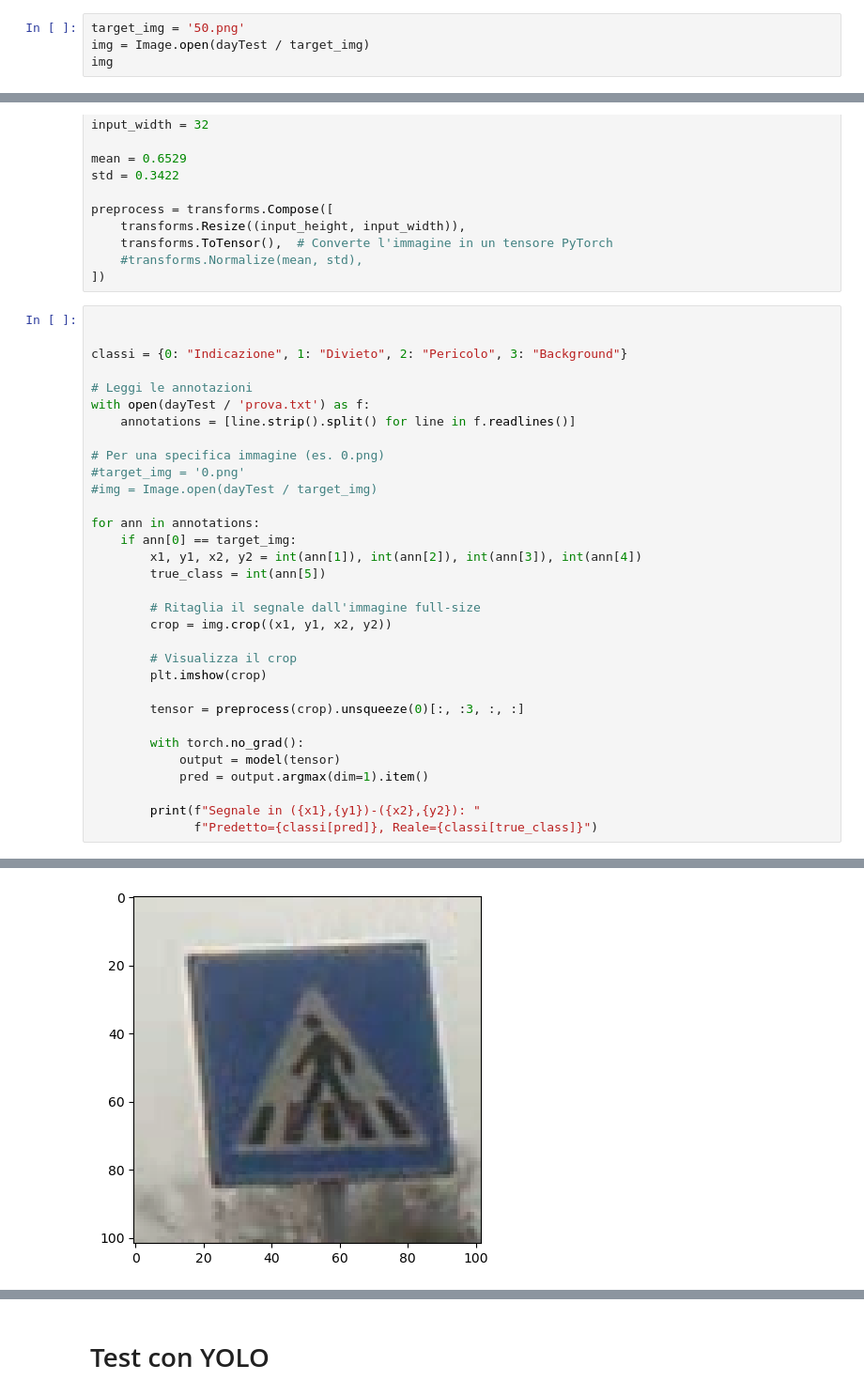
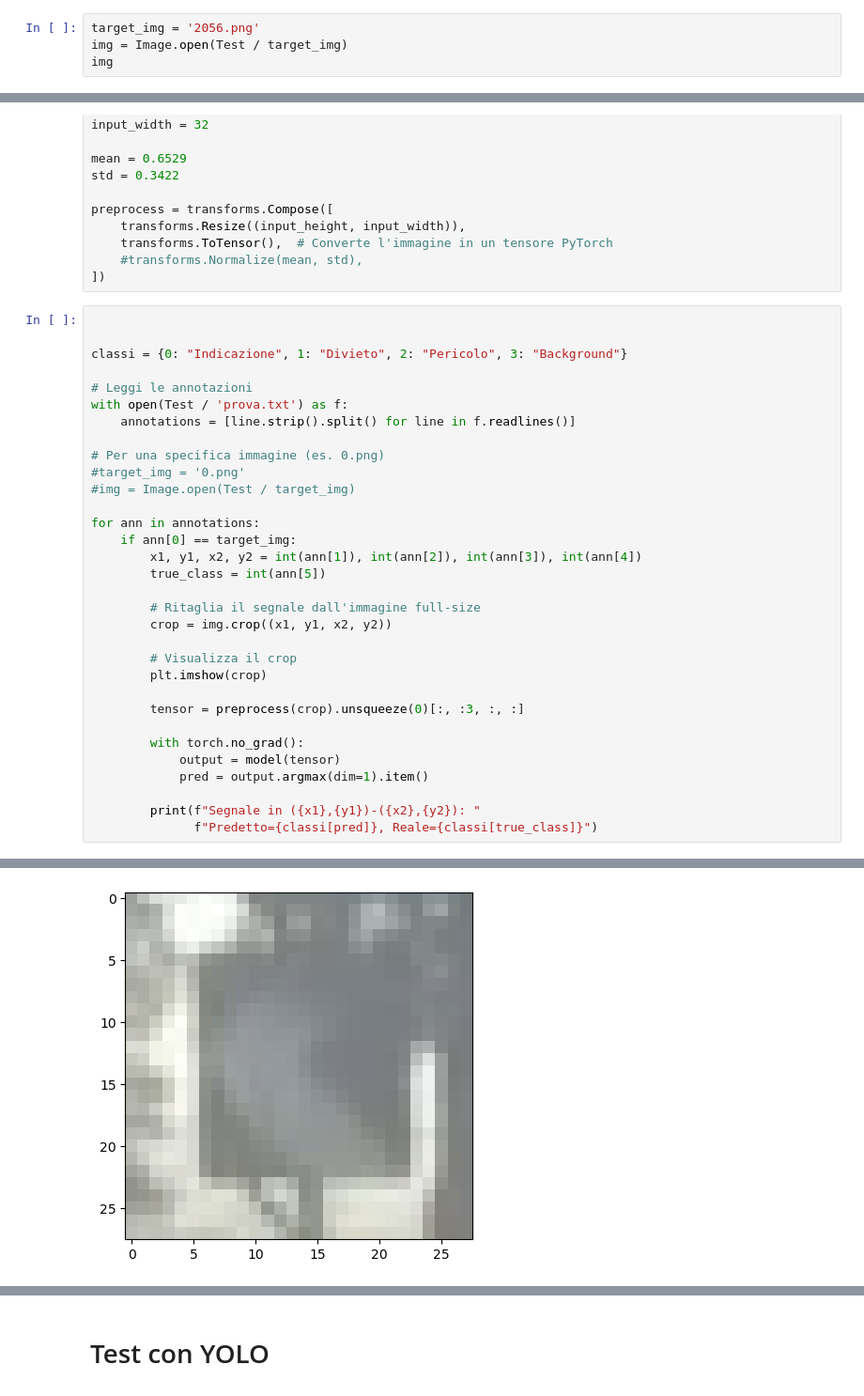
Before and after one commit to gorgons97/MachineLearning_Unict, a Jupyter notebook: test_reale.ipynb, the cells around one changed output, grey strips where cells are left out. Shown at 94% size. Drawn from its saved outputs; the diff is of its cells as text.

```diff
--- a/test_reale.ipynb
+++ b/test_reale.ipynb
@@ -26,5 +26,5 @@ from python_file.dirPath import modelliDir, imageDir, dayTest, fogTest, nightTes
 # %%
-target_img = '50.png'
-img = Image.open(dayTest / target_img)
+target_img = '2056.png'
+img = Image.open(Test / target_img)
 img
 # %% [output]
@@ -51,12 +51,12 @@ preprocess = transforms.Compose([
 classi = {0: "Indicazione", 1: "Divieto", 2: "Pericolo", 3: "Background"}
 
 # Leggi le annotazioni
-with open(dayTest / 'prova.txt') as f:
+with open(Test / 'prova.txt') as f:
     annotations = [line.strip().split() for line in f.readlines()]
 
 # Per una specifica immagine (es. 0.png)
 #target_img = '0.png'
-#img = Image.open(dayTest / target_img)
+#img = Image.open(Test / target_img)
 
 for ann in annotations:
     if ann[0] == target_img:
@@ -82,4 +88,4 @@ Segnale in (865,315)-(967,417): Predetto=Indicazione, Reale=Indicazione
-[figure, old version]
+[figure, new version]
 # %%
 preprocess = transforms.Compose([
     transforms.Resize((32, 32)),
```
Also changed, not shown: parts of 7 cells of this notebook, 1 other file.
